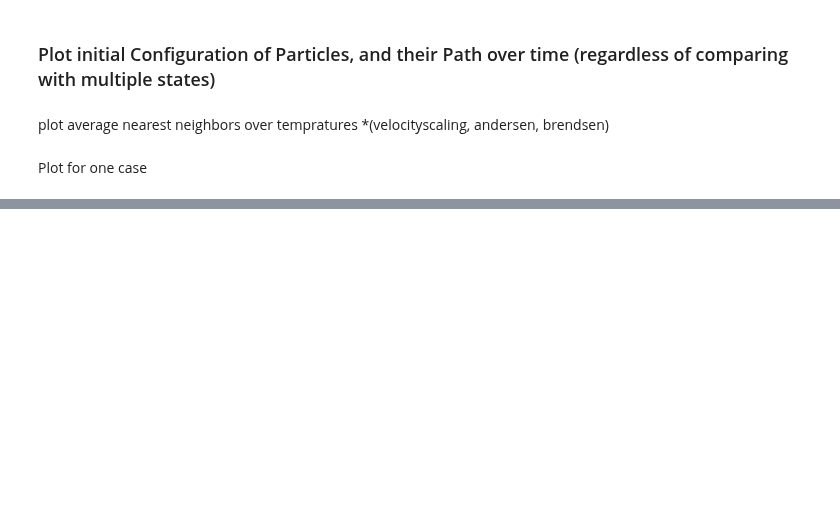
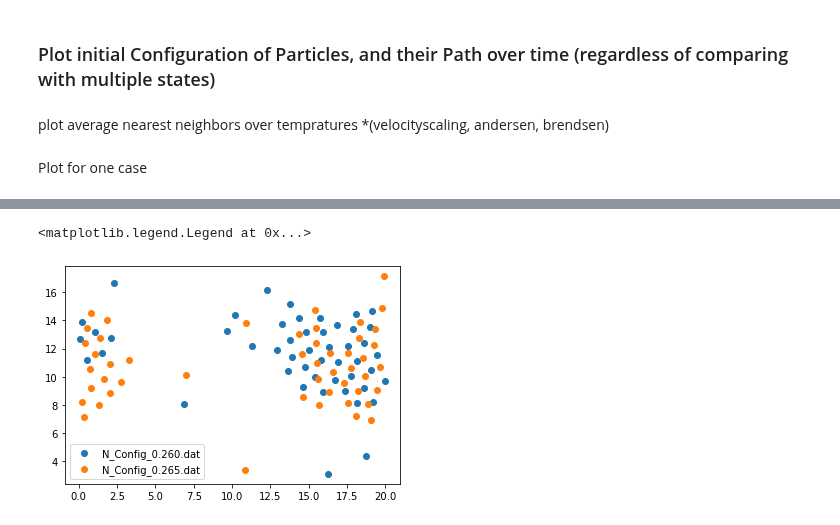
Before and after one commit to hadis-gh/chisurfmd, a Jupyter notebook: notebooks/MDsimulation/fastLook.ipynb, the cells around one changed output, grey strips where cells are left out. Cells and saved outputs as stored; diff of their text form; code cells hidden in the pictures; blank space fills up the shorter version.

```diff
--- a/notebooks/MDsimulation/fastLook.ipynb
+++ b/notebooks/MDsimulation/fastLook.ipynb
@@ -263,18 +272,21 @@ temps[0][1].shape
 # %%
 import numpy as np
 import matplotlib.pyplot as plt
 import os
 
 def sortedDir(directory):
     items = os.listdir(directory)
     sorted_items = sorted(items)
     return sorted_items
 
 
 run = "/home/hadis/custom_vector/buildVS/nvelangDot_100_20/cooling_configs"
 configs = sortedDir(run)
 
-for i in range(187,197):
+for i in range(48,50):
     res = np.loadtxt(f"/home/hadis/custom_vector/buildVS/nvelangDot_100_20/cooling_configs/{configs[i]}")
     plt.scatter(res[:, 0], res[:, 1], label=str(configs[i]))
 plt.legend()
+# %% [output]
+<matplotlib.legend.Legend at 0x...>
+[figure, added]
```
Also changed, not shown: parts of 1 cell of this notebook, 1 other file.
